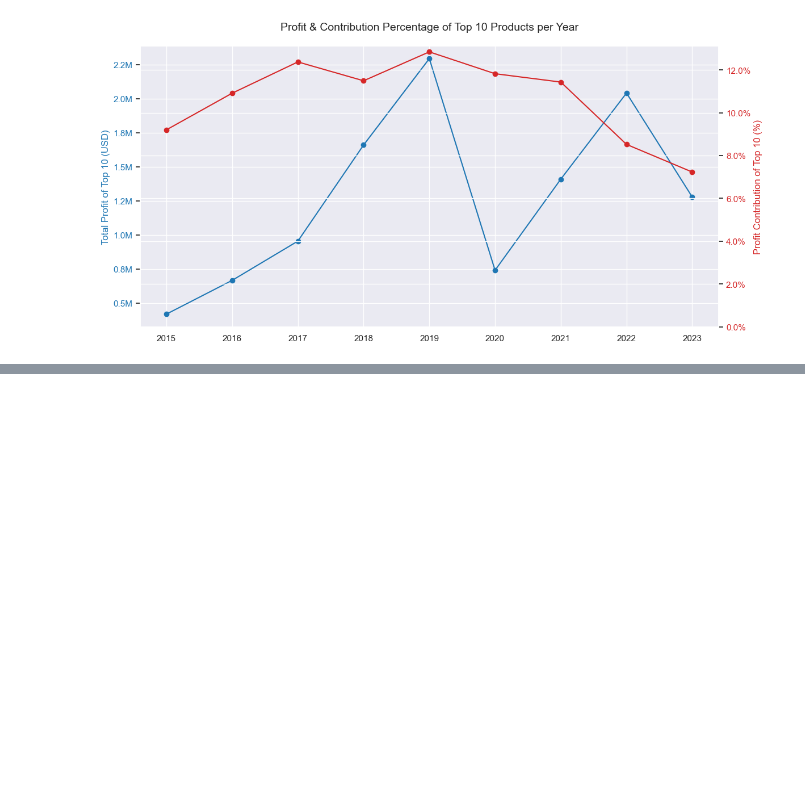
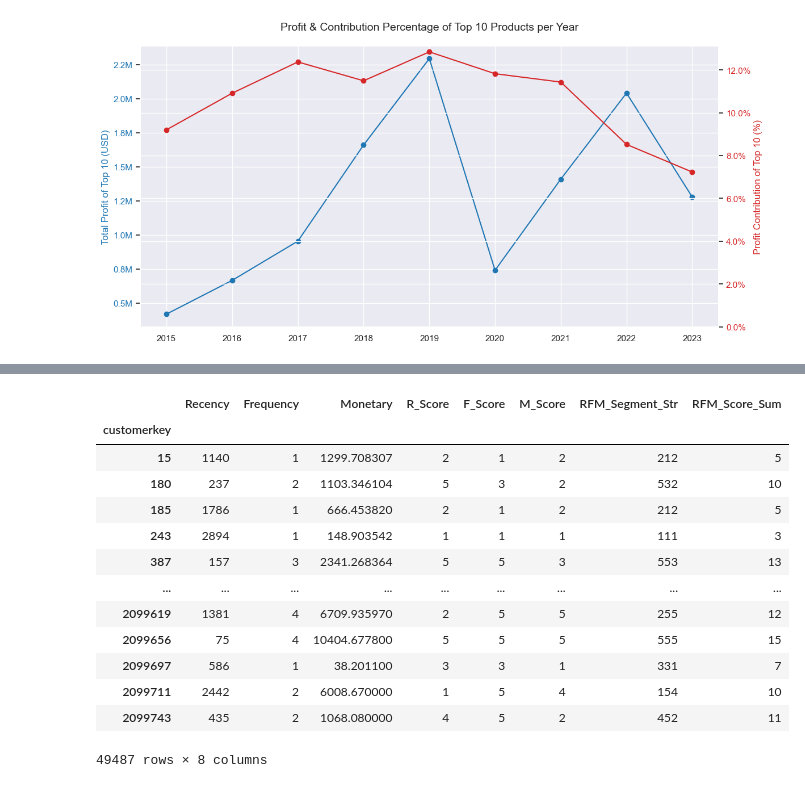
Before and after one commit to ChuSeng99/contoso, a Jupyter notebook: contoso.ipynb, the cells around one changed output, grey strips where cells are left out. Cells and saved outputs as stored; diff of their text form; code cells hidden in the pictures; blank space fills up the shorter version.

```diff
--- a/contoso.ipynb
+++ b/contoso.ipynb
@@ -882,0 +1119,46 @@ plt.show()
+# %%
+# Define labels for scoring
+# Reversed for Recency (lower days = higher score)
+r_labels = [5, 4, 3, 2, 1]
+# Standard for Frequency/Monetary (higher value = higher score)
+fm_labels = [1, 2, 3, 4, 5]
+fm_labels = [1, 2, 3, 4, 5]
+
+# Calculate R Score (Quintiles - 5 groups)
+rfm_df['R_Score'] = pd.qcut(rfm_df['Recency'], q=5, labels=r_labels, duplicates='drop')
+
+# Calculate F Score (Quintiles - 5 groups)
+# Use rank(method='first') to handle ties, then qcut on ranks
+rfm_df['F_Score'] = pd.qcut(rfm_df['Frequency'].rank(method='first'), q=5, labels=fm_labels, duplicates='drop')
+
+# Calculate M Score (Quintiles - 5 groups)
+rfm_df['M_Score'] = pd.qcut(rfm_df['Monetary'], q=5, labels=fm_labels, duplicates='drop')
+
+# --- Convert scores to numeric type (qcut might return categorical) ---
+rfm_df['R_Score'] = pd.to_numeric(rfm_df['R_Score'])
+rfm_df['F_Score'] = pd.to_numeric(rfm_df['F_Score'])
+rfm_df['M_Score'] = pd.to_numeric(rfm_df['M_Score'])
+
+# --- Optional: Create Combined Score/Segment ---
+# String representation (e.g., '545')
+rfm_df['RFM_Segment_Str'] = rfm_df['R_Score'].astype(str) + rfm_df['F_Score'].astype(str) + rfm_df['M_Score'].astype(str)
+
+# Simple Sum Score (less granular but useful sometimes)
+rfm_df['RFM_Score_Sum'] = rfm_df['R_Score'] + rfm_df['F_Score'] + rfm_df['M_Score']
+
+rfm_df
+# %% [output]
+|  | Recency | Frequency | Monetary | R_Score | F_Score | M_Score | RFM_Segment_Str | RFM_Score_Sum |
+| customerkey |  |  |  |  |  |  |  |  |
+| 15 | 1140 | 1 | 1299.708307 | 2 | 1 | 2 | 212 | 5 |
+| 180 | 237 | 2 | 1103.346104 | 5 | 3 | 2 | 532 | 10 |
+| 185 | 1786 | 1 | 666.453820 | 2 | 1 | 2 | 212 | 5 |
+| 243 | 2894 | 1 | 148.903542 | 1 | 1 | 1 | 111 | 3 |
+| 387 | 157 | 3 | 2341.268364 | 5 | 5 | 3 | 553 | 13 |
+| ... | ... | ... | ... | ... | ... | ... | ... | ... |
+| 2099619 | 1381 | 4 | 6709.935970 | 2 | 5 | 5 | 255 | 12 |
+| 2099656 | 75 | 4 | 10404.677800 | 5 | 5 | 5 | 555 | 15 |
+| 2099697 | 586 | 1 | 38.201100 | 3 | 3 | 1 | 331 | 7 |
+| 2099711 | 2442 | 2 | 6008.670000 | 1 | 5 | 4 | 154 | 10 |
+| 2099743 | 435 | 2 | 1068.080000 | 4 | 5 | 2 | 452 | 11 |
+49487 rows × 8 columns
```
Also changed, not shown: parts of 22 cells of this notebook, 6 other files.
